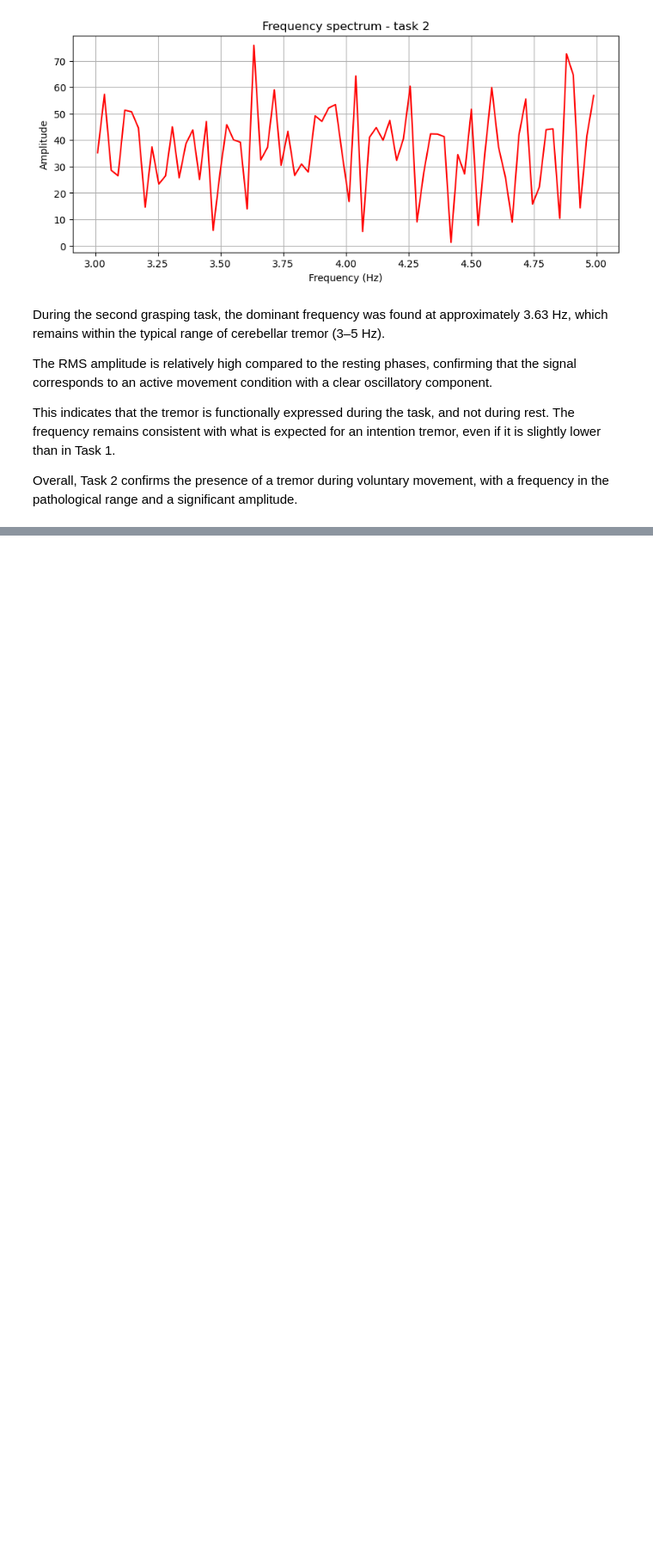
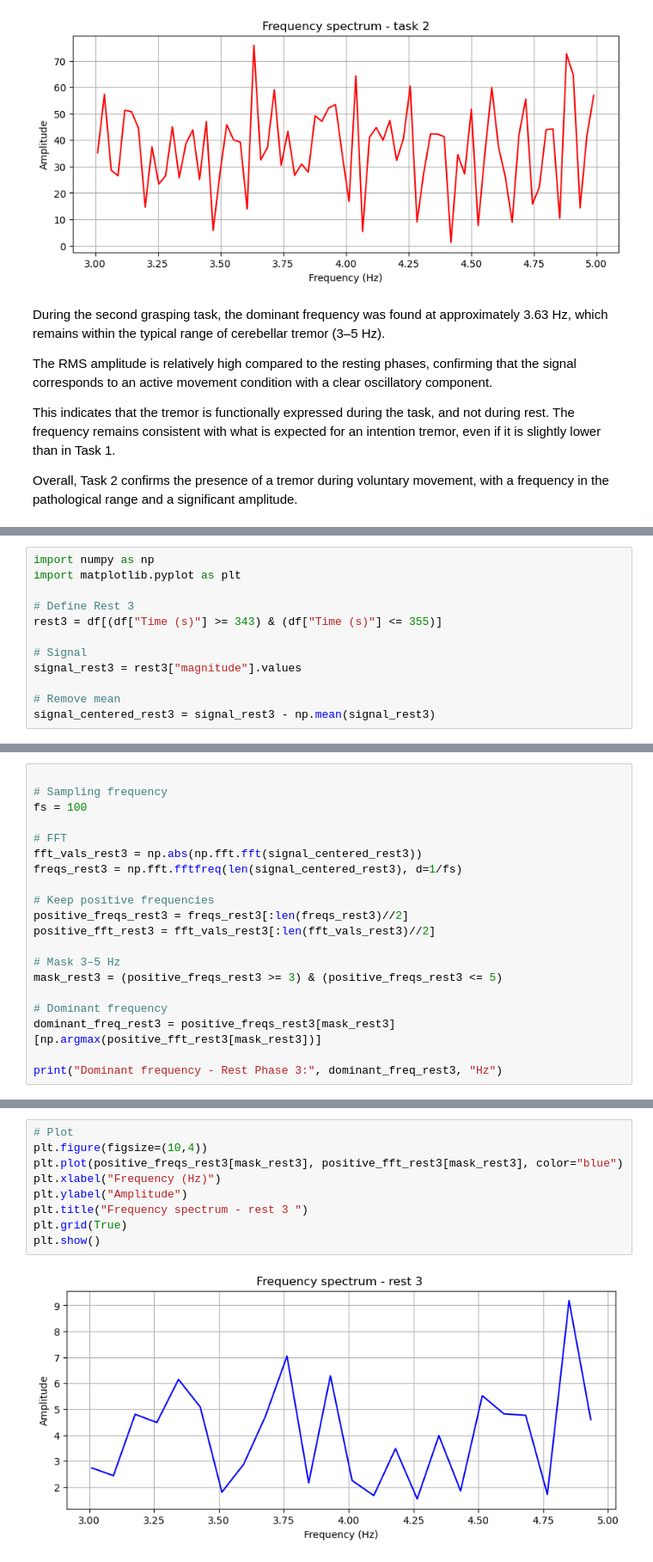
Before and after one commit to zemmahisofi-byte/Projet_R_Python, a Jupyter notebook: Projet_python/main.ipynb, the cells around one changed output, grey strips where cells are left out. Shown at 86% size. Saved outputs shown, nothing was run; the diff lists cells and outputs as text; blank space fills up the shorter version.

```diff
--- a/Projet_python/main.ipynb
+++ b/Projet_python/main.ipynb
@@ -467,0 +474,12 @@ Overall, Task 2 confirms the presence of a tremor during voluntary movement, wit
+# %%
+import numpy as np
+import matplotlib.pyplot as plt
+
+# Define Rest 3
+rest3 = df[(df["Time (s)"] >= 343) & (df["Time (s)"] <= 355)]
+
+# Signal
+signal_rest3 = rest3["magnitude"].values
+
+# Remove mean
+signal_centered_rest3 = signal_rest3 - np.mean(signal_rest3)
@@ -467,0 +488,20 @@ Overall, Task 2 confirms the presence of a tremor during voluntary movement, wit
+# %%
+
+# Sampling frequency
+fs = 100
+
+# FFT
+fft_vals_rest3 = np.abs(np.fft.fft(signal_centered_rest3))
+freqs_rest3 = np.fft.fftfreq(len(signal_centered_rest3), d=1/fs)
+
+# Keep positive frequencies
+positive_freqs_rest3 = freqs_rest3[:len(freqs_rest3)//2]
+positive_fft_rest3 = fft_vals_rest3[:len(fft_vals_rest3)//2]
+
+# Mask 3–5 Hz
+mask_rest3 = (positive_freqs_rest3 >= 3) & (positive_freqs_rest3 <= 5)
+
+# Dominant frequency
+dominant_freq_rest3 = positive_freqs_rest3[mask_rest3][np.argmax(positive_fft_rest3[mask_rest3])]
+
+print("Dominant frequency - Rest Phase 3:", dominant_freq_rest3, "Hz")
@@ -467,0 +522,11 @@ Overall, Task 2 confirms the presence of a tremor during voluntary movement, wit
+# %%
+# Plot
+plt.figure(figsize=(10,4))
+plt.plot(positive_freqs_rest3[mask_rest3], positive_fft_rest3[mask_rest3], color="blue")
+plt.xlabel("Frequency (Hz)")
+plt.ylabel("Amplitude")
+plt.title("Frequency spectrum - rest 3 ")
+plt.grid(True)
+plt.show()
+# %% [output]
+[figure, added]
```
Also changed, not shown: parts of 11 cells of this notebook, 1 other file.
